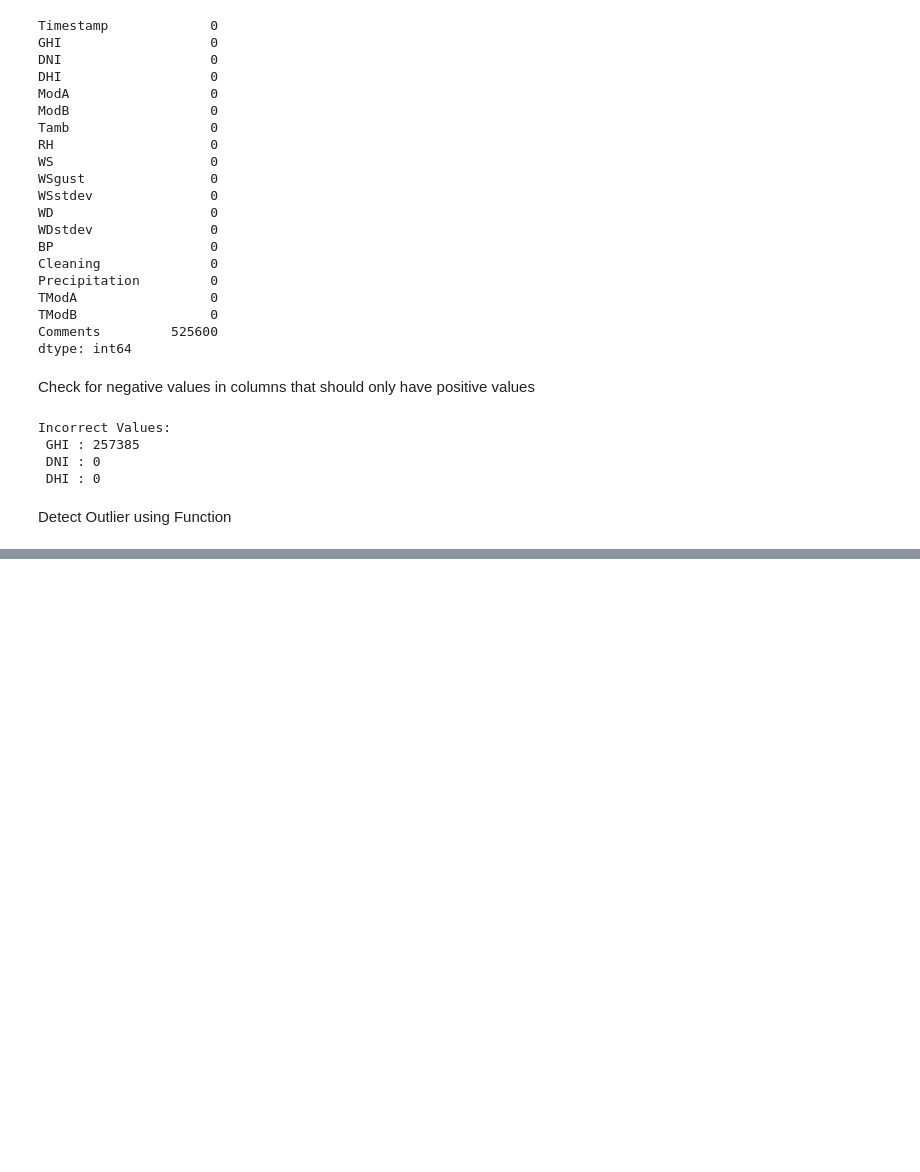
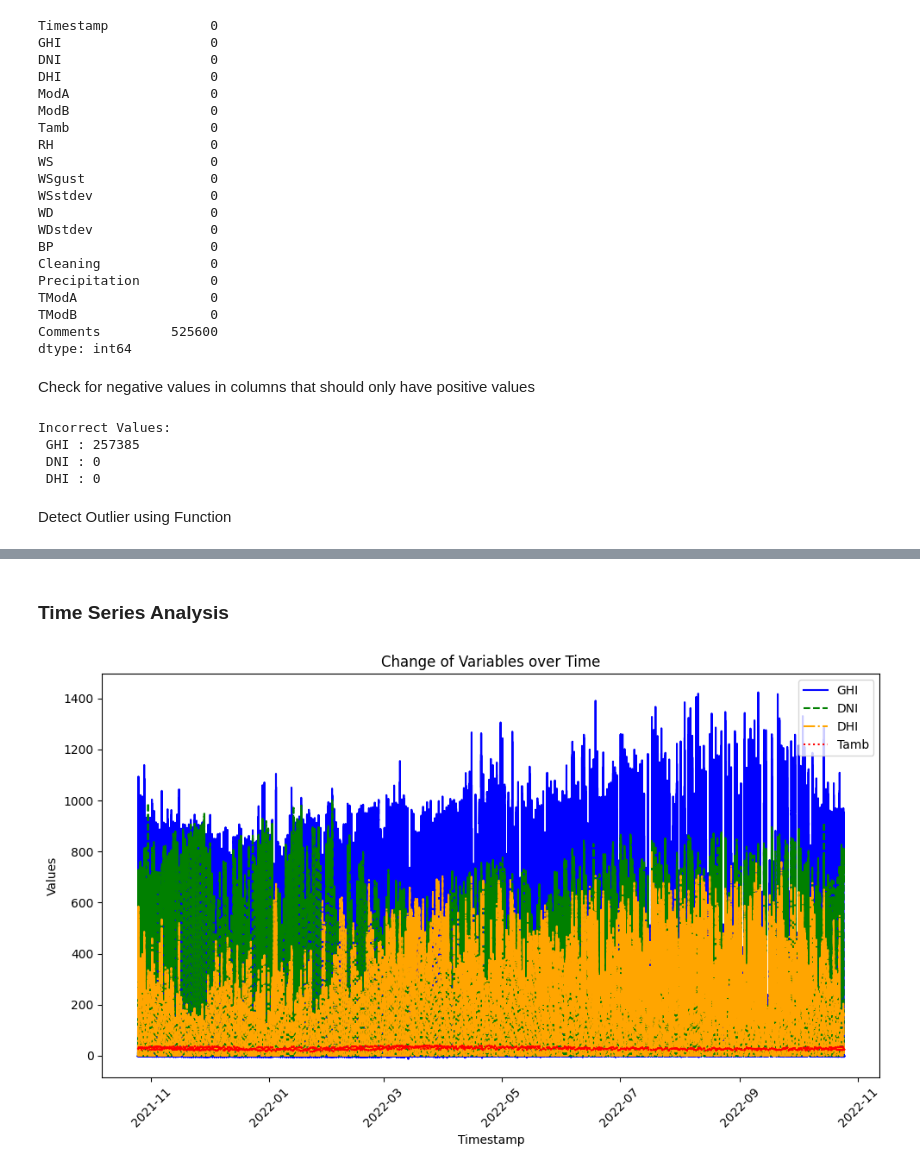
Before and after one commit to Leulseged-Mesfin/Moonlight-Light-Energy-Solutions, a Jupyter notebook: notebooks/Togo.ipynb, the cells around one changed output, grey strips where cells are left out. Drawn from its saved outputs; the diff is of its cells as text; code cells hidden in the pictures; blank space fills up the shorter version.

Commit message:
Time Series Analysis For Togo-Analysis

```diff
--- a/notebooks/Togo.ipynb
+++ b/notebooks/Togo.ipynb
@@ -300,0 +307,6 @@ for key, value in outliers.items():
+# %% [markdown]
+### Time Series Analysis
+# %%
+plot_time_series(togo_df)
+# %% [output]
+[figure, added]
```
Also changed, not shown: parts of 1 cell of this notebook.
